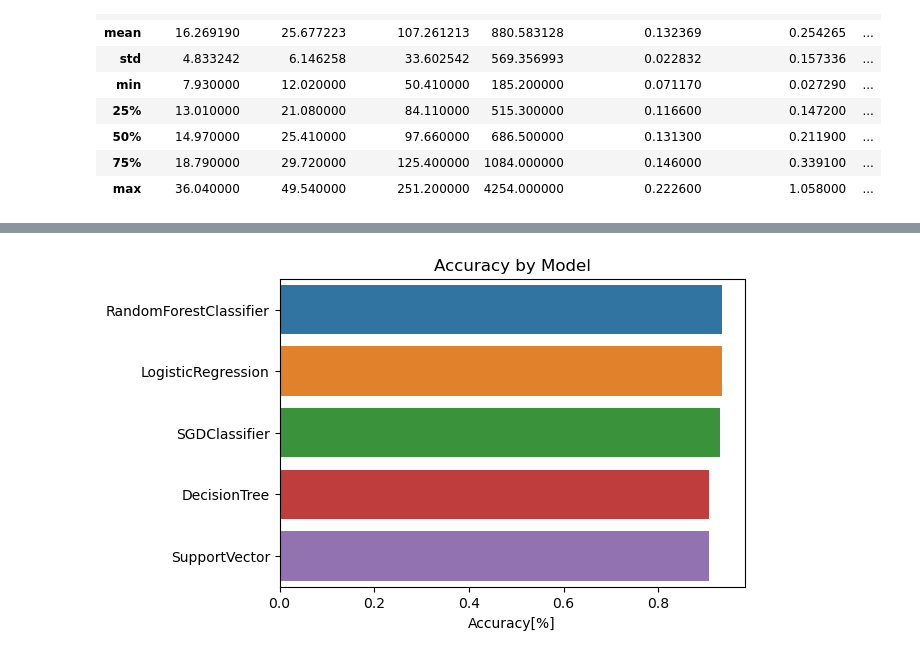
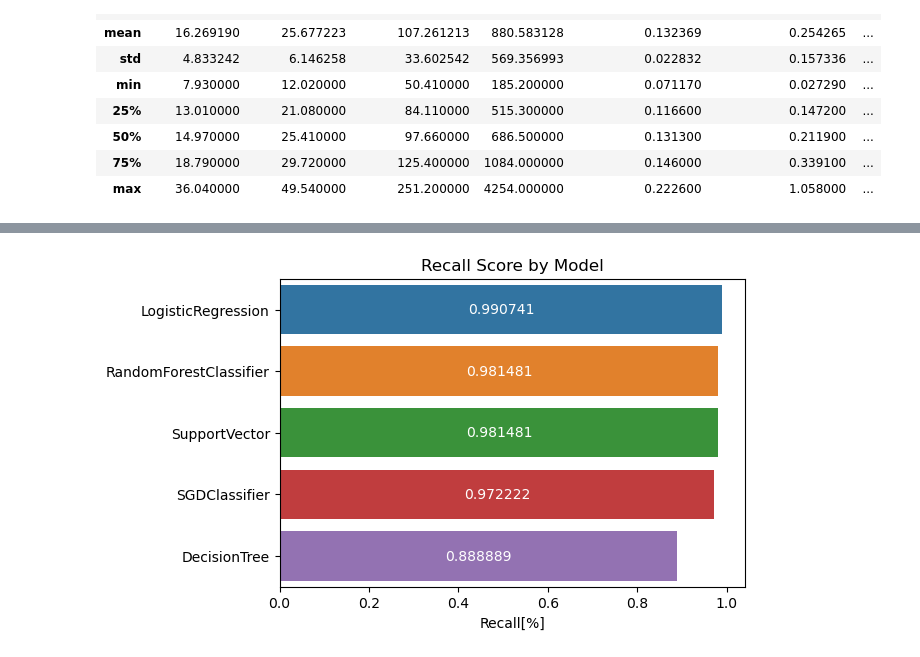
Before and after one commit to seuyon0101/aiffel, a Jupyter notebook: [E-01]classification.ipynb, the cells around one changed output, grey strips where cells are left out. Drawn from its saved outputs; the diff is of its cells as text; code cells hidden in the pictures.

```diff
--- a/[E-01]classification.ipynb
+++ b/[E-01]classification.ipynb
@@ -1121,0 +1247,6 @@ plt.show()
+# %%
+from sklearn.preprocessing import StandardScaler
+scaler = StandardScaler()
+scaler.fit(trainset)
+train_dataset = scaler.transform(trainset)
+train_dataset
@@ -1122,11 +1273,7 @@ plt.show()
 # %%
 from sklearn.model_selection import train_test_split
 
-train, test= train_test_split(bdf, test_size=0.3, random_state=0, stratify=bdf['target'])
-X_train = train[train.columns[:-1]]
-X_test = test[test.columns[:-1]]
-y_train = train[train.columns[-1]]
-y_test = test[test.columns[-1]]
+X_train, X_test, y_train, y_test = train_test_split(train_dataset, target, test_size=0.3, random_state=0)
 
 print(X_train.shape, X_test.shape)
 print(y_train.shape, y_test.shape)
@@ -1159,12 +1327,12 @@ lg = LogisticRegression()
 
 models = {'DecisionTree' :{'model': dt},'RandomForestClassifier': {'model' : rf}, 'SupportVector' : {'model' :  sv}, 'SGDClassifier' : {'model' : sg}, 'LogisticRegression' : {'model' : lg}}
 # %%
-accuracy = {}
 for k,v in models.items() :
     v['model'].fit(X_train, y_train)
     p = v['model'].predict(X_test)
-    v['acc'] = accuracy_score(p,y_test)
-    v['conf'] = confusion_matrix(p, y_test)
-    v['f1'] = f1_score(p, y_test, average = None)
-    print('Model : {}; Accuracy score : {}'.format(k,v['acc']))
+    v['acc'] = accuracy_score(y_test,p)
+    v['recall'] = recall_score(y_test,p)
+    v['conf'] = confusion_matrix(y_test, p)
+    v['f1'] = f1_score(y_test, p ,average = None)
+    print('Model : {}; recall-score : {}'.format(k,v['recall']))
 # %% [output]
@@ -1176,12 +1357,13 @@ Model : LogisticRegression; Accuracy score : 0.935672514619883
 # %%
-accuracy = { k: v['acc'] for k,v in models.items()}
-accuracy = pd.DataFrame.from_dict(accuracy, orient='index', columns=['accuracy'])
-acc = accuracy['accuracy'].sort_values(ascending=False)
+recall = { k: v['recall'] for k,v in models.items()}
+recall = pd.DataFrame.from_dict(recall, orient= 'index', columns=['recall'])
+recall = recall.recall.sort_values(ascending=False)
 # %%
 fig = plt.figure(figsize=(6,4))
-sns.barplot(x=acc, y= acc.index)
-plt.title('Accuracy by Model')
-plt.xlabel('Accuracy[%]')
+ax = sns.barplot(x=recall, y= recall.index)
+ax.bar_label(ax.containers[0], label_type='center', color ='white')
+plt.title('Recall Score by Model')
+plt.xlabel('Recall[%]')
 plt.show()
 # %% [output]
-[figure, old version]
+[figure, new version]
```
Also changed, not shown: parts of 72 cells of this notebook.
